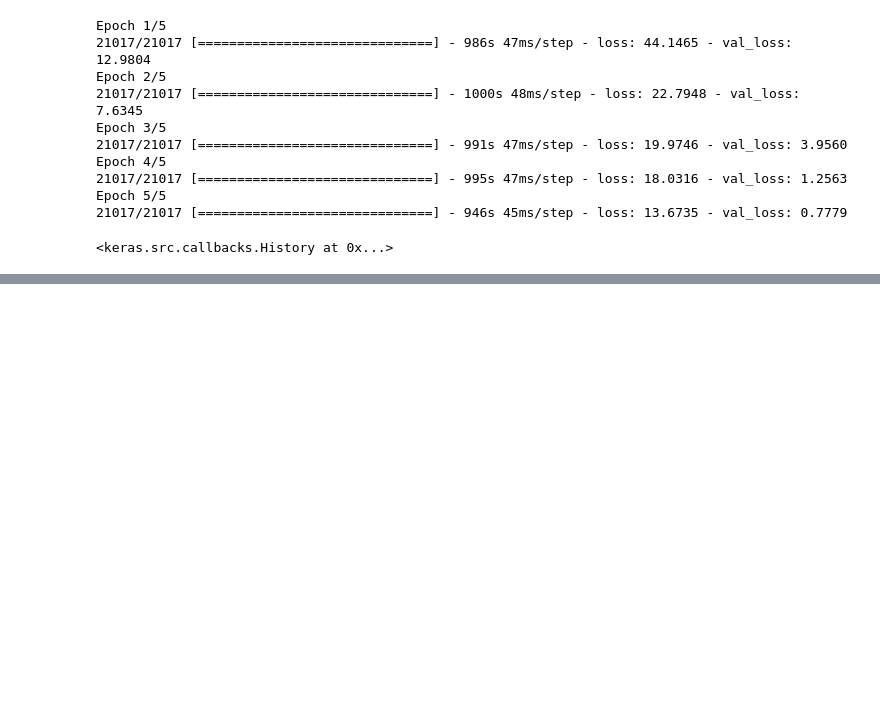
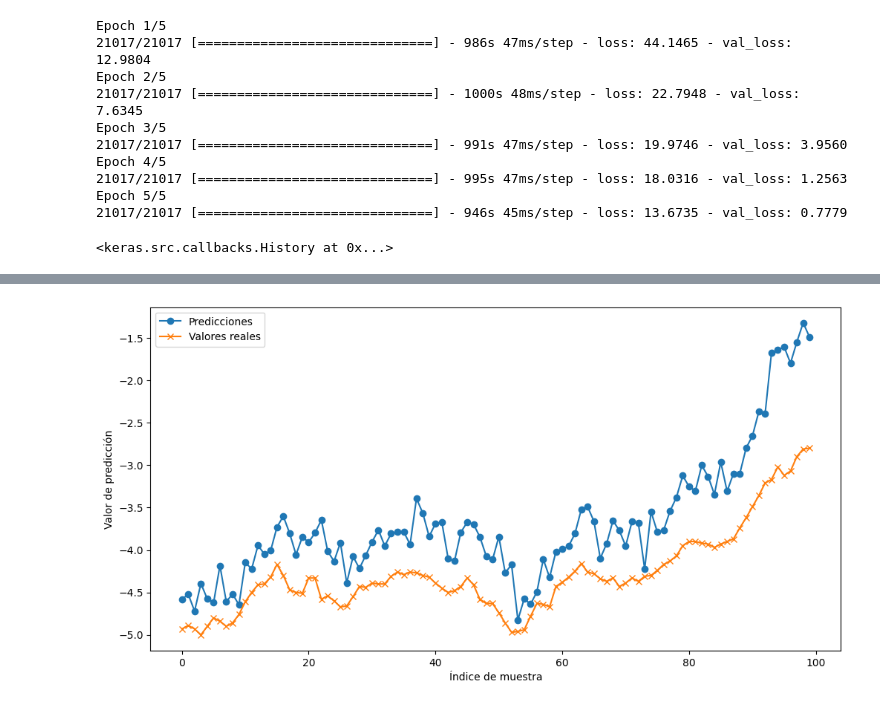
Before and after one commit to AldousSama/Tarea1, a Jupyter notebook: Clima.ipynb, the cells around one changed output, grey strips where cells are left out. Saved outputs shown, nothing was run; the diff lists cells and outputs as text; code cells hidden in the pictures; blank space fills up the shorter version.

```diff
--- a/Clima.ipynb
+++ b/Clima.ipynb
@@ -154,0 +162,24 @@ Epoch 5/5
+# %%
+import numpy as np
+
+#  'x_train' es mi conjunto de datos de temperaturas originales
+# 'x_train' tiene la forma (número_de_secuencias, longitud_de_secuencia)
+
+# Parámetro que controla la intensidad del ruido
+intensidad_ruido = 0.1
+
+# Genera ruido con la misma forma que 'x_train'
+ruido = np.random.normal(loc=0, scale=intensidad_ruido, size=x_train.shape)
+
+# Añade el ruido a los datos originales
+x_train_ruidoso = x_train + ruido
+
+# Ahora 'x_train_ruidoso' contiene variaciones ligeras de tus datos originales con ruido añadido
+# %%
+from tensorflow.keras.models import load_model
+
+modelo_entrenado = load_model('modelo_lstm.keras')
+
+x_train_ruidoso_reshaped = x_train_ruidoso.reshape((x_train_ruidoso.shape[0], x_train_ruidoso.shape[1], 1))
+
+predicciones = modelo_entrenado.predict(x_train_ruidoso_reshaped)
@@ -154,0 +212,13 @@ Epoch 5/5
+# %%
+import matplotlib.pyplot as plt
+
+n = 100
+plt.figure(figsize=(12, 6))
+plt.plot(predicciones[:n], label='Predicciones', marker='o')
+plt.plot(y_train[:n], label='Valores reales', marker='x')
+plt.xlabel('Índice de muestra')
+plt.ylabel('Valor de predicción')
+plt.legend()
+plt.show()
+# %% [output]
+[figure, added]
```
Also changed, not shown: parts of 11 cells of this notebook.
